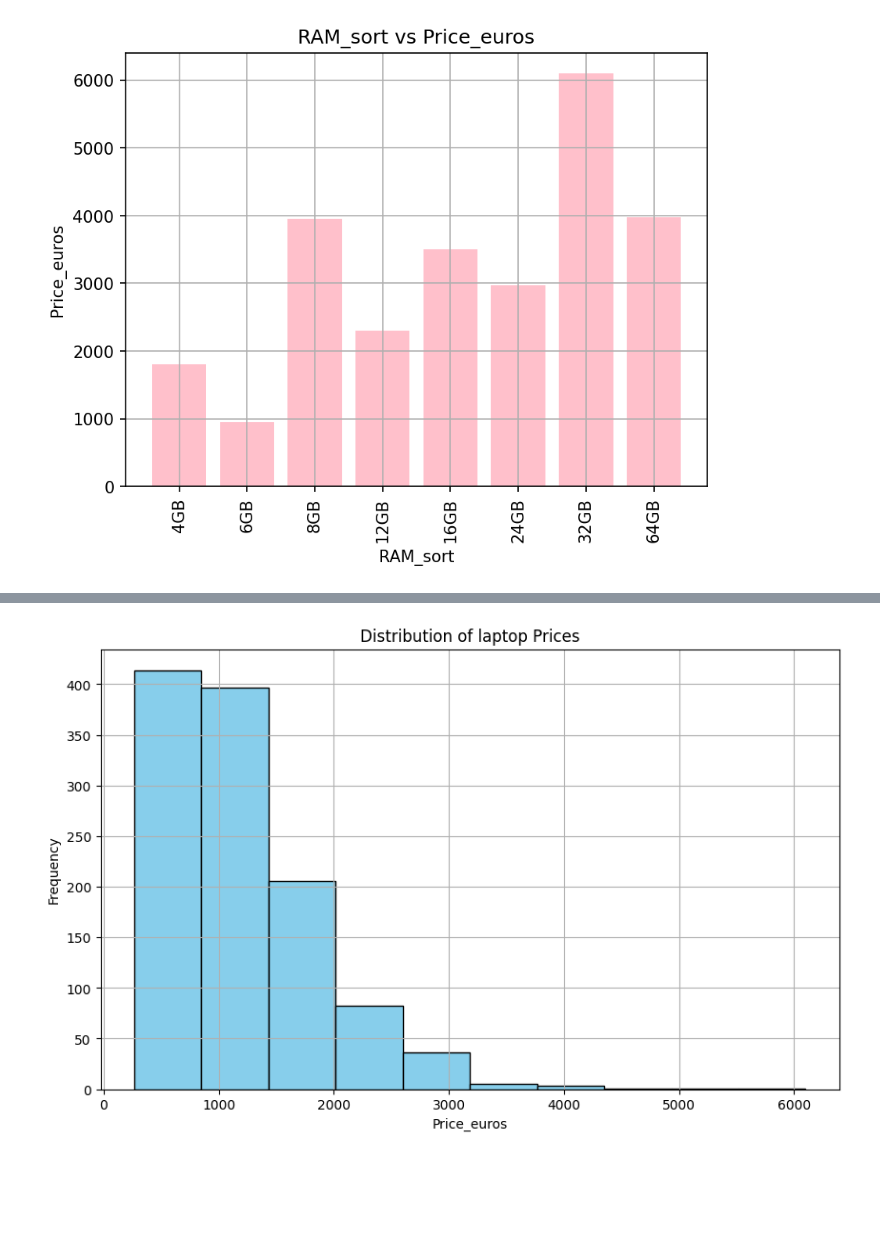
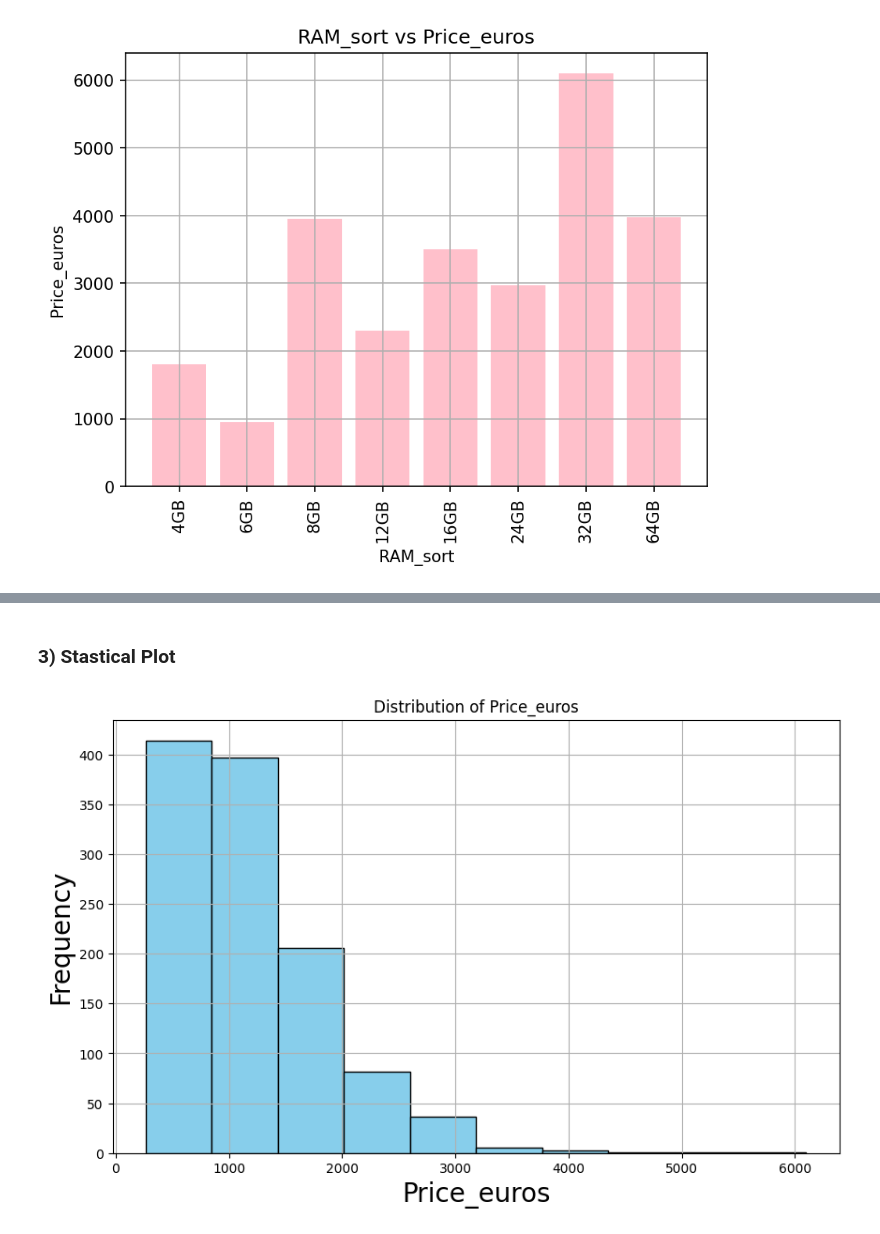
Before and after one commit to San0160/Statistics-and-Trends, a Jupyter notebook: stats_and_trends_assignment.ipynb, the cells around one changed output, grey strips where cells are left out. Saved outputs shown, nothing was run; the diff lists cells and outputs as text; code cells hidden in the pictures; blank space fills up the shorter version.

```diff
--- a/stats_and_trends_assignment.ipynb
+++ b/stats_and_trends_assignment.ipynb
@@ -134,15 +185,23 @@ categorical_plot("Company", "Price_euros")
+# %% [markdown]
+### 3) Stastical Plot
 # %%
 # Statistical function
 
-def statistical_plot(col1, t):
+def statistical_plot(col1):
+    '''
+    Takes 1 argument:
+    col1 (int) column name 1
+
+    Returns Histogram
+    '''
     plt.figure(figsize = (10,6))
-    plt.hist(df[col1], bins = 10, color = 'skyblue', edgecolor = 'black')
-    plt.xlabel(col1)
-    plt.ylabel('Frequency')
+    plt.hist(df[col1], bins = 10, color = "skyblue", edgecolor = "black")
+    plt.xlabel(col1, size = 20)
+    plt.ylabel("Frequency", size = 20)
     plt.grid()
-    plt.title('Distribution of Laptop Prices')
+    plt.title(rf'Distribution of {col1}')
 # %%
-statistical_plot("Price_euros", "Distribution of laptop Prices")
+statistical_plot("Price_euros")
 # %% [output]
-[figure, old version]
+[figure, new version]
 # %%
```
Also changed, not shown: parts of 20 cells of this notebook.
